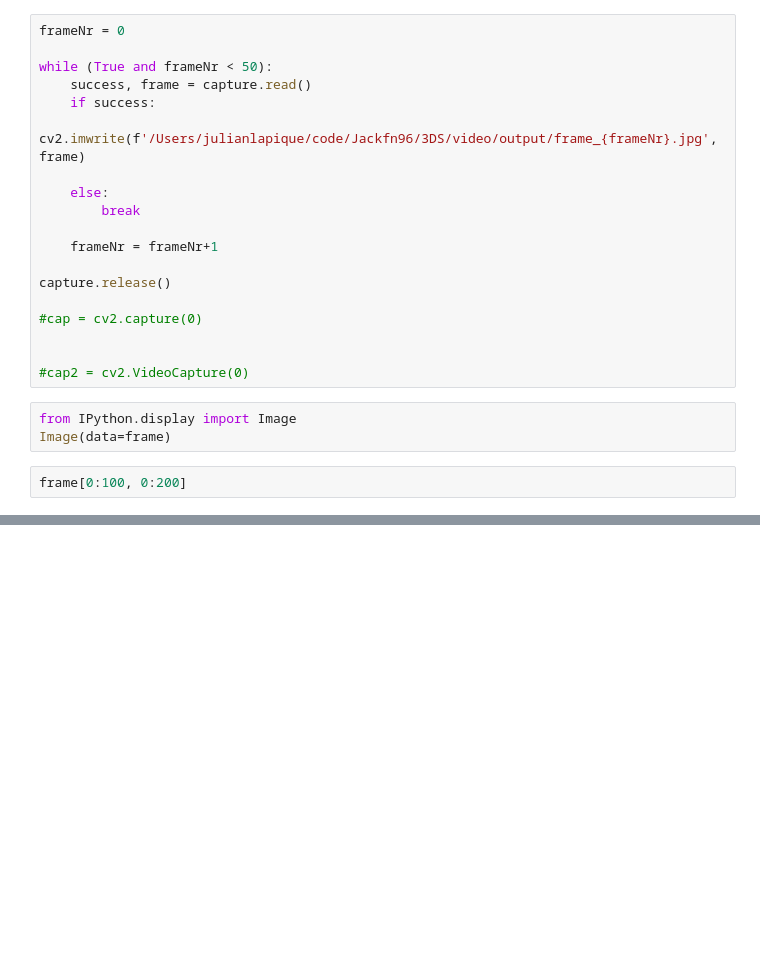
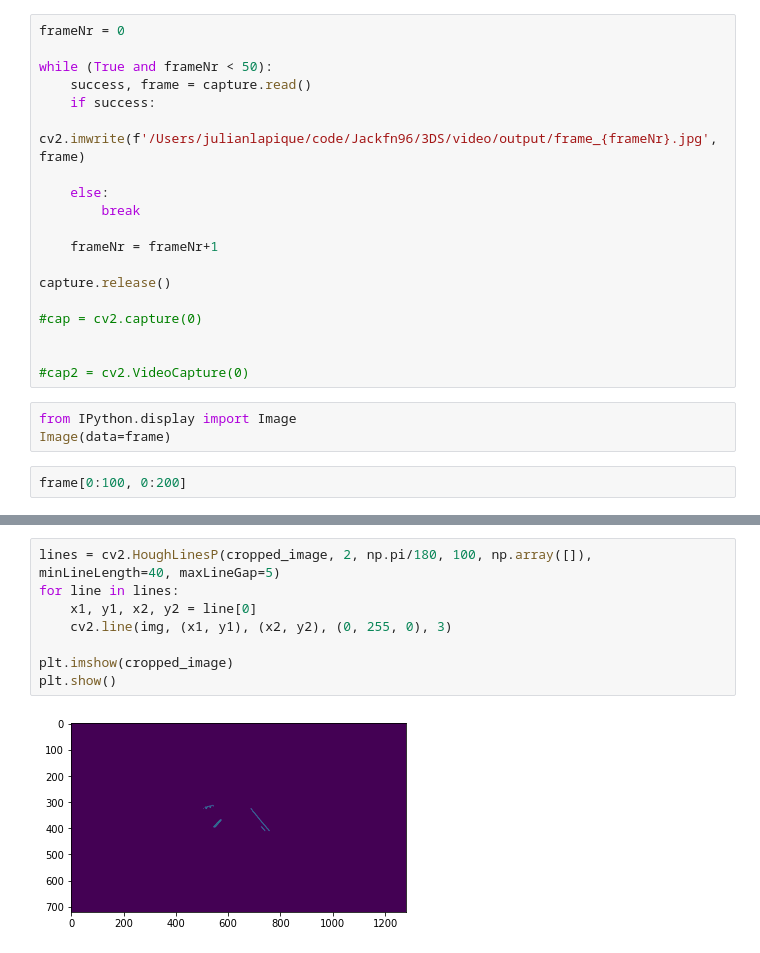
Before and after one commit to Jackfn96/3DS, a Jupyter notebook: notebooks/Julian.ipynb, the cells around one changed output, grey strips where cells are left out. Saved outputs shown, nothing was run; the diff lists cells and outputs as text; blank space fills up the shorter version.

```diff
--- a/notebooks/Julian.ipynb
+++ b/notebooks/Julian.ipynb
@@ -222,0 +319,10 @@ frame[0:100, 0:200]
+# %%
+lines = cv2.HoughLinesP(cropped_image, 2, np.pi/180, 100, np.array([]), minLineLength=40, maxLineGap=5)
+for line in lines:
+    x1, y1, x2, y2 = line[0]
+    cv2.line(img, (x1, y1), (x2, y2), (0, 255, 0), 3)
+
+plt.imshow(cropped_image)
+plt.show()
+# %% [output]
+[figure, added]
```
Also changed, not shown: parts of 70 cells of this notebook, 1 other file.
